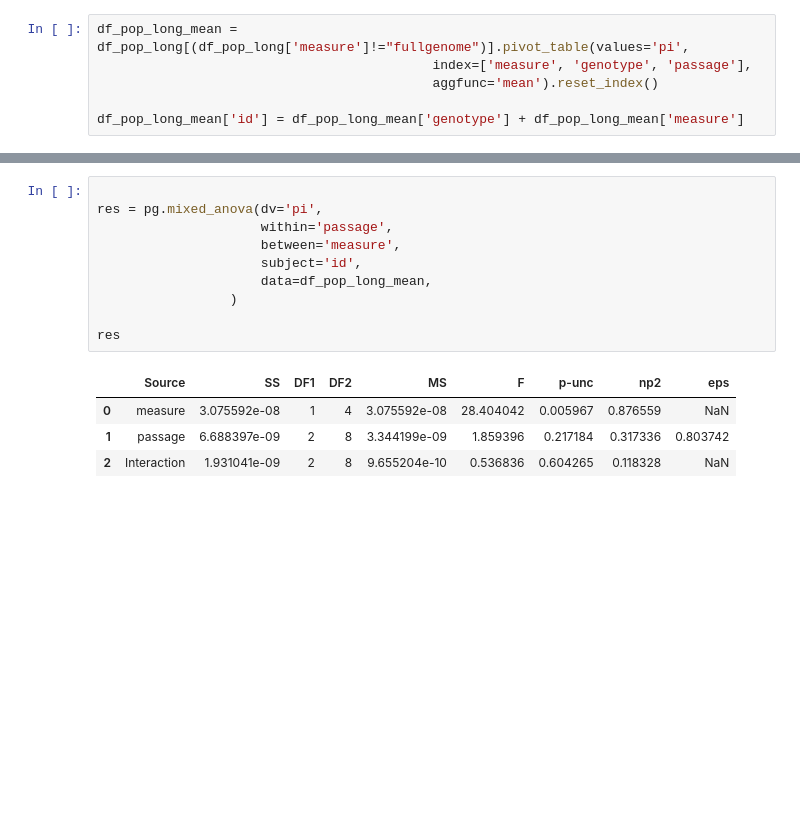
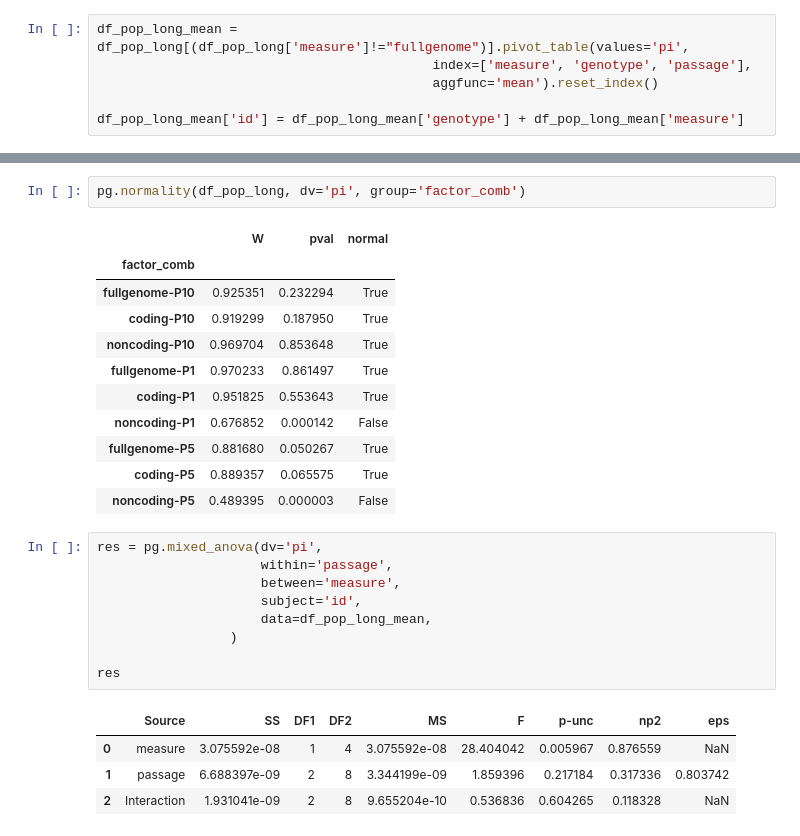
Before and after one commit to LaraFuhrmann/DCV-Evolution-Data-Processing, a Jupyter notebook: workflow/notebooks/Supplementary_Figure_3A_population_nucleotide_diversity.ipynb, the cells around one changed output, grey strips where cells are left out. Drawn from its saved outputs; the diff is of its cells as text; blank space fills up the shorter version.

```diff
--- a/workflow/notebooks/Supplementary_Figure_3A_population_nucleotide_diversity.ipynb
+++ b/workflow/notebooks/Supplementary_Figure_3A_population_nucleotide_diversity.ipynb
@@ -189,5 +202,18 @@ df_pop_long_mean['id'] = df_pop_long_mean['genotype'] + df_pop_long_mean['measur
+# %%
+pg.normality(df_pop_long, dv='pi', group='factor_comb')
+# %% [output]
+|  | W | pval | normal |
+| factor_comb |  |  |  |
+| fullgenome-P10 | 0.925351 | 0.232294 | True |
+| coding-P10 | 0.919299 | 0.187950 | True |
+| noncoding-P10 | 0.969704 | 0.853648 | True |
+| fullgenome-P1 | 0.970233 | 0.861497 | True |
+| coding-P1 | 0.951825 | 0.553643 | True |
+| noncoding-P1 | 0.676852 | 0.000142 | False |
+| fullgenome-P5 | 0.881680 | 0.050267 | True |
+| coding-P5 | 0.889357 | 0.065575 | True |
+| noncoding-P5 | 0.489395 | 0.000003 | False |
 # %%
-
 res = pg.mixed_anova(dv='pi',
                      within='passage',
                      between='measure',
```
Also changed, not shown: parts of 9 cells of this notebook.
